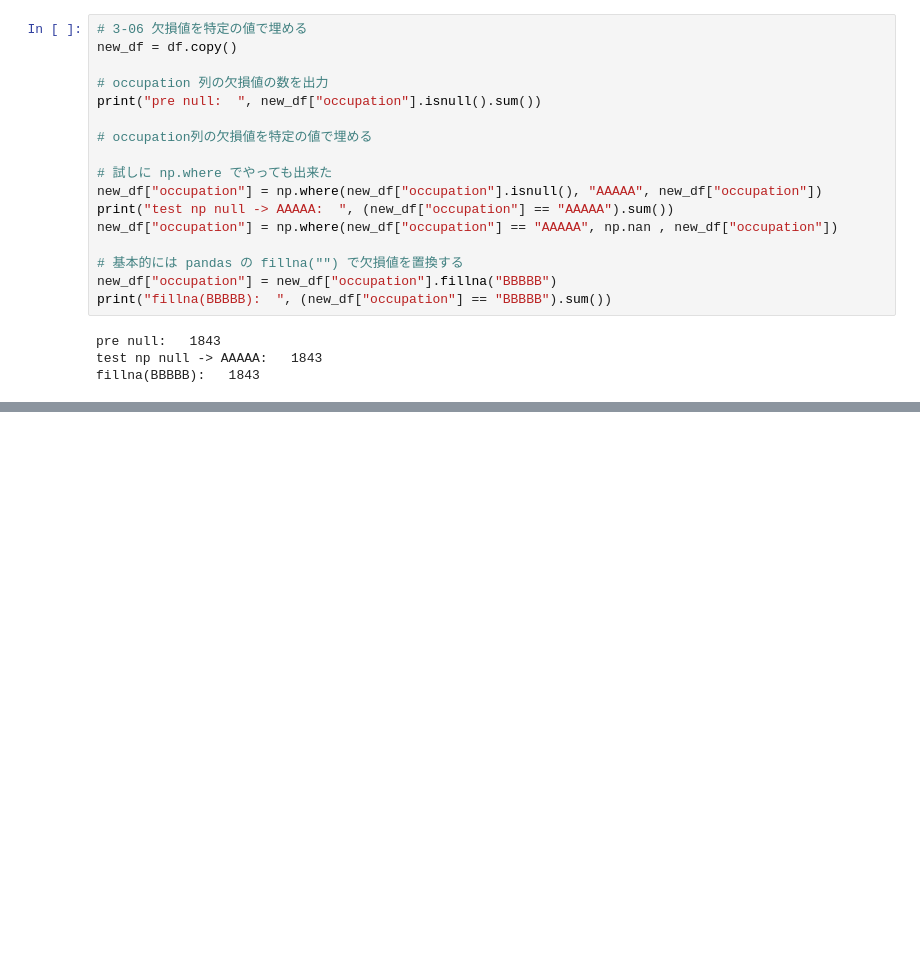
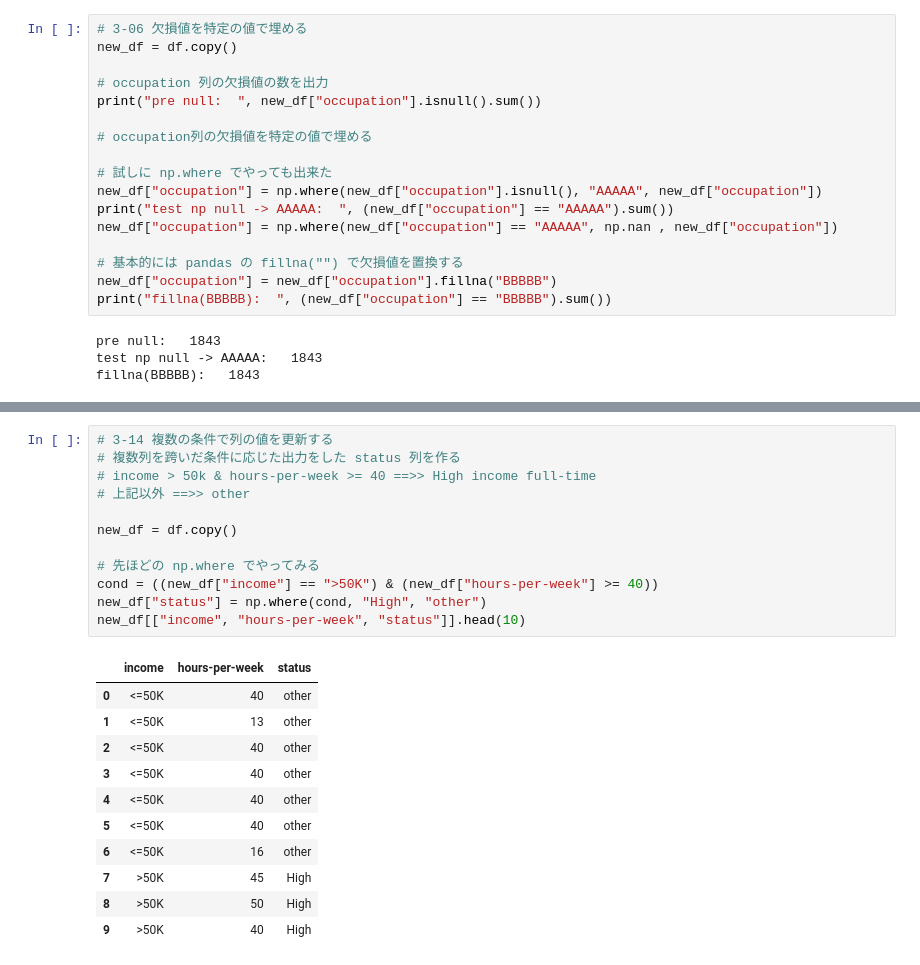
Before and after one commit to doremococo/python-bootcamp, a Jupyter notebook: chapter3.ipynb, the cells around one changed output, grey strips where cells are left out. Cells and saved outputs as stored; diff of their text form; blank space fills up the shorter version.

```diff
--- a/chapter3.ipynb
+++ b/chapter3.ipynb
@@ -184,0 +262,24 @@ dtype: float64
+# %%
+# 3-14 複数の条件で列の値を更新する
+# 複数列を跨いだ条件に応じた出力をした status 列を作る
+# income > 50k & hours-per-week >= 40 ==>> High income full-time
+# 上記以外 ==>> other
+
+new_df = df.copy()
+
+# 先ほどの np.where でやってみる
+cond = ((new_df["income"] == ">50K") & (new_df["hours-per-week"] >= 40))
+new_df["status"] = np.where(cond, "High", "other")
+new_df[["income", "hours-per-week", "status"]].head(10)
+# %% [output]
+|  | income | hours-per-week | status |
+| 0 | <=50K | 40 | other |
+| 1 | <=50K | 13 | other |
+| 2 | <=50K | 40 | other |
+| 3 | <=50K | 40 | other |
+| 4 | <=50K | 40 | other |
+| 5 | <=50K | 40 | other |
+| 6 | <=50K | 16 | other |
+| 7 | >50K | 45 | High |
+| 8 | >50K | 50 | High |
+| 9 | >50K | 40 | High |
```
Also changed, not shown: parts of 6 cells of this notebook.
